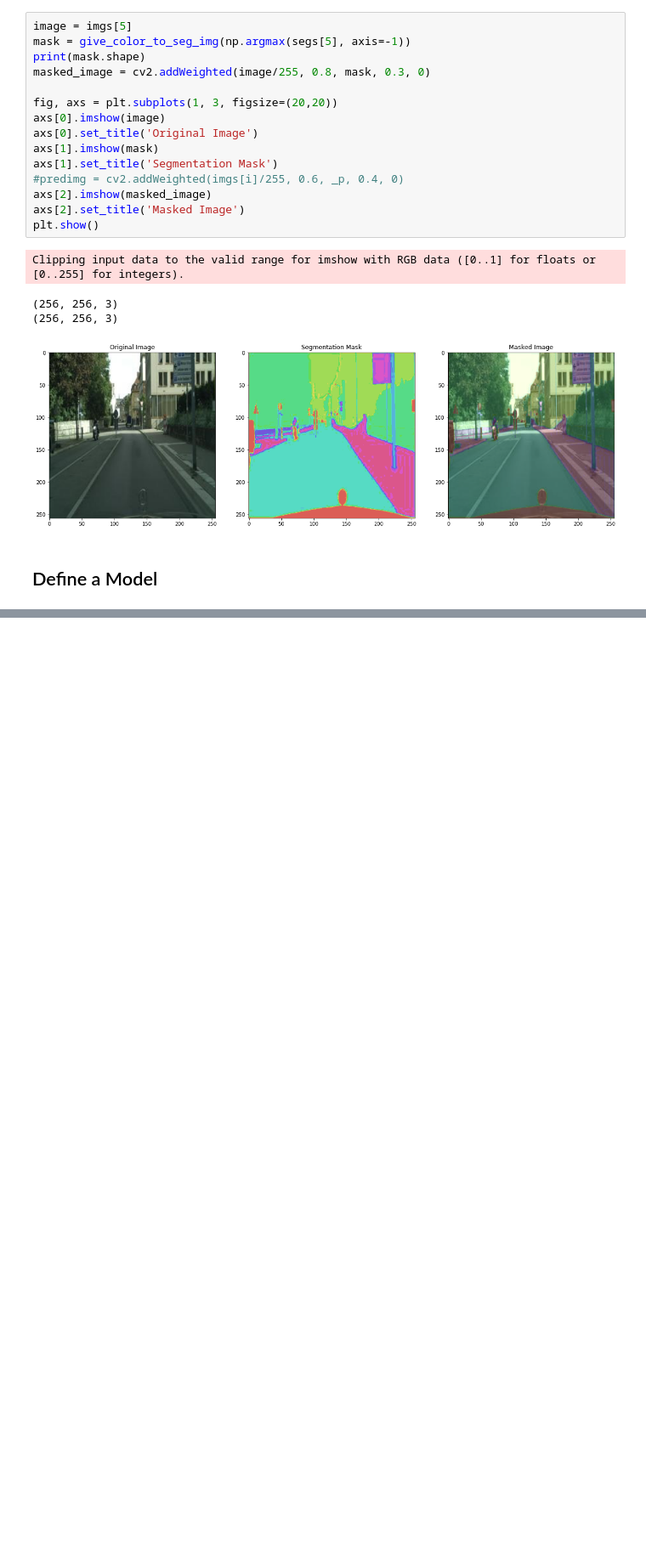
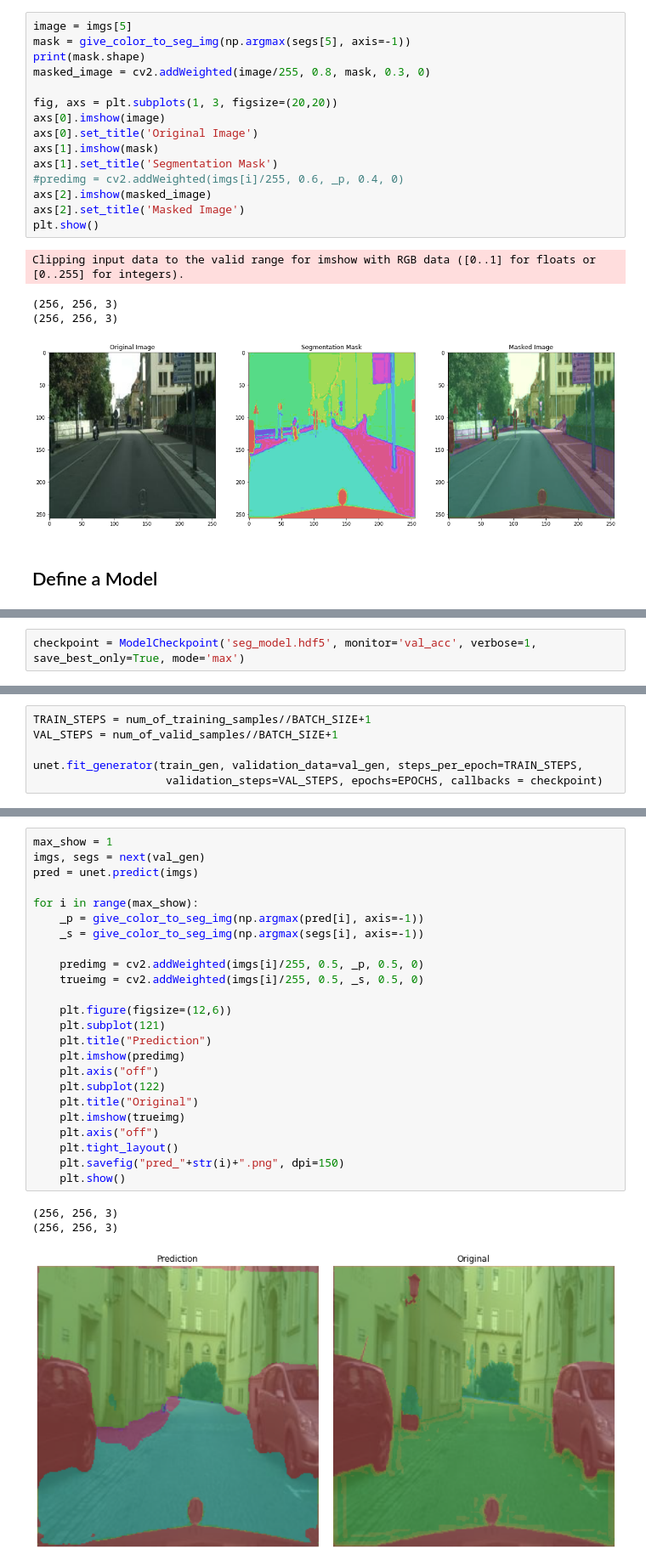
Before and after one commit to ArturL4/Preparation, a Jupyter notebook: Seg/CityScape.ipynb, the cells around one changed output, grey strips where cells are left out. Shown at 85% size. Drawn from its saved outputs; the diff is of its cells as text; blank space fills up the shorter version.

```diff
--- a/Seg/CityScape.ipynb
+++ b/Seg/CityScape.ipynb
@@ -216,0 +353,2 @@ Shape after two Convs: (10, 256, 256, 3), Shape after Maxpool: (10, 128, 128, 12
+# %%
+checkpoint = ModelCheckpoint('seg_model.hdf5', monitor='val_acc', verbose=1, save_best_only=True, mode='max')
@@ -216,0 +359,6 @@ Shape after two Convs: (10, 256, 256, 3), Shape after Maxpool: (10, 128, 128, 12
+# %%
+TRAIN_STEPS = num_of_training_samples//BATCH_SIZE+1
+VAL_STEPS = num_of_valid_samples//BATCH_SIZE+1
+
+unet.fit_generator(train_gen, validation_data=val_gen, steps_per_epoch=TRAIN_STEPS,
+                    validation_steps=VAL_STEPS, epochs=EPOCHS, callbacks = checkpoint)
@@ -216,0 +384,28 @@ Shape after two Convs: (10, 256, 256, 3), Shape after Maxpool: (10, 128, 128, 12
+# %%
+max_show = 1
+imgs, segs = next(val_gen)
+pred = unet.predict(imgs)
+
+for i in range(max_show):
+    _p = give_color_to_seg_img(np.argmax(pred[i], axis=-1))
+    _s = give_color_to_seg_img(np.argmax(segs[i], axis=-1))
+
+    predimg = cv2.addWeighted(imgs[i]/255, 0.5, _p, 0.5, 0)
+    trueimg = cv2.addWeighted(imgs[i]/255, 0.5, _s, 0.5, 0)
+
+    plt.figure(figsize=(12,6))
+    plt.subplot(121)
+    plt.title("Prediction")
+    plt.imshow(predimg)
+    plt.axis("off")
+    plt.subplot(122)
+    plt.title("Original")
+    plt.imshow(trueimg)
+    plt.axis("off")
+    plt.tight_layout()
+    plt.savefig("pred_"+str(i)+".png", dpi=150)
+    plt.show()
+# %% [output]
+(256, 256, 3)
+(256, 256, 3)
+[figure, added]
```
Also changed, not shown: parts of 3 cells of this notebook.
